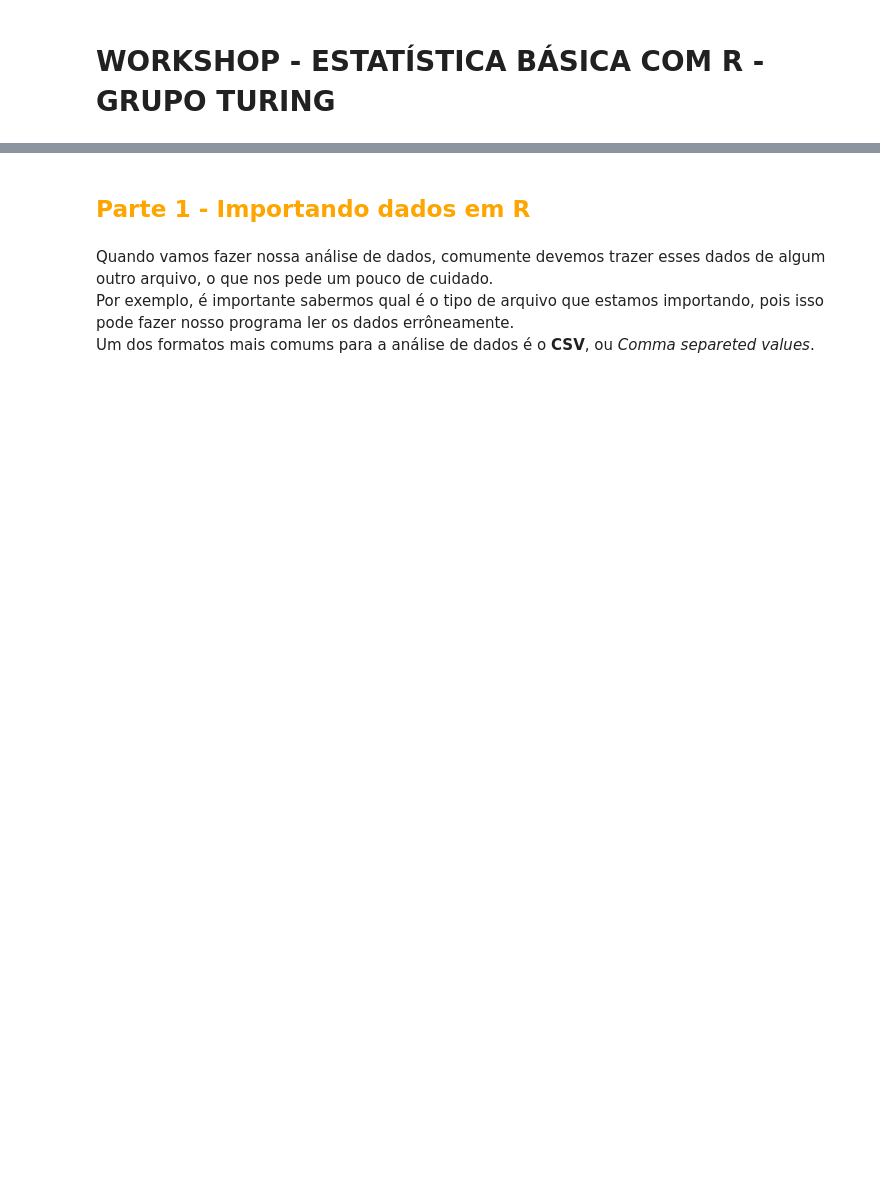
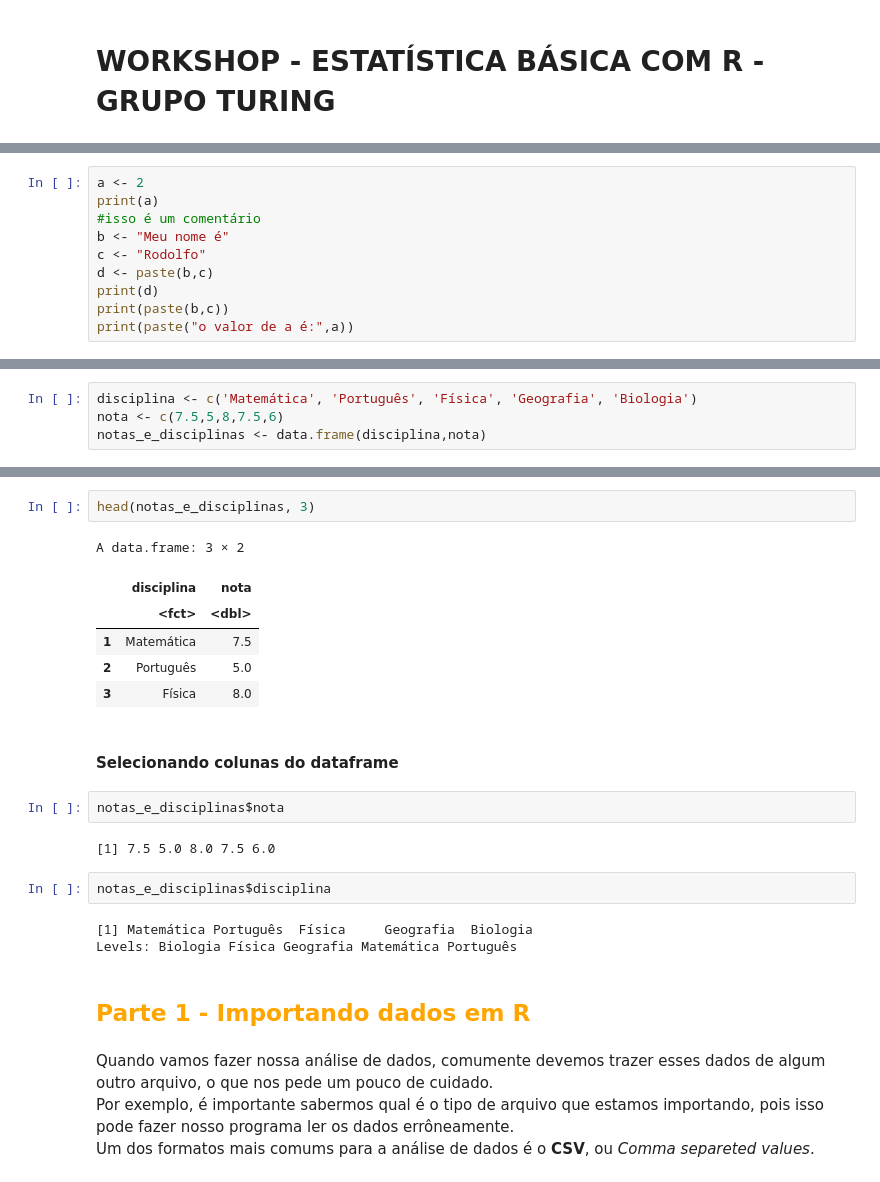
Before and after one commit to turing-usp/workshop_estatistica_com_R, a Jupyter notebook: fifa-gabarito.ipynb, the cells around one changed output, grey strips where cells are left out. Saved outputs shown, nothing was run; the diff lists cells and outputs as text; blank space fills up the shorter version.

```diff
--- a/fifa-gabarito.ipynb
+++ b/fifa-gabarito.ipynb
@@ -49,0 +63,10 @@
+# %%
+a <- 2
+print(a)
+#isso é um comentário
+b <- "Meu nome é"
+c <- "Rodolfo"
+d <- paste(b,c)
+print(d)
+print(paste(b,c))
+print(paste("o valor de a é:",a))
@@ -49,0 +103,4 @@
+# %%
+disciplina <- c('Matemática', 'Português', 'Física', 'Geografia', 'Biologia')
+nota <- c(7.5,5,8,7.5,6)
+notas_e_disciplinas <- data.frame(disciplina,nota)
@@ -50,3 +131,23 @@
+# %%
+head(notas_e_disciplinas, 3)
+# %% [output]
+A data.frame: 3 × 2
+|  | disciplina | nota |
+|  | <fct> | <dbl> |
+| 1 | Matemática | 7.5 |
+| 2 | Português | 5.0 |
+| 3 | Física | 8.0 |
+# %% [markdown]
+#### Selecionando colunas do dataframe
+# %%
+notas_e_disciplinas$nota
+# %% [output]
+[1] 7.5 5.0 8.0 7.5 6.0
+# %%
+notas_e_disciplinas$disciplina
+# %% [output]
+[1] Matemática Português  Física     Geografia  Biologia
+Levels: Biologia Física Geografia Matemática Português
 # %% [markdown]
 ## <a id = "parte1"></a> <span style="color: orange;"> Parte 1 - Importando dados em R </span>
 # %% [markdown]
```
Also changed, not shown: parts of 11 cells of this notebook, 1 other file.
